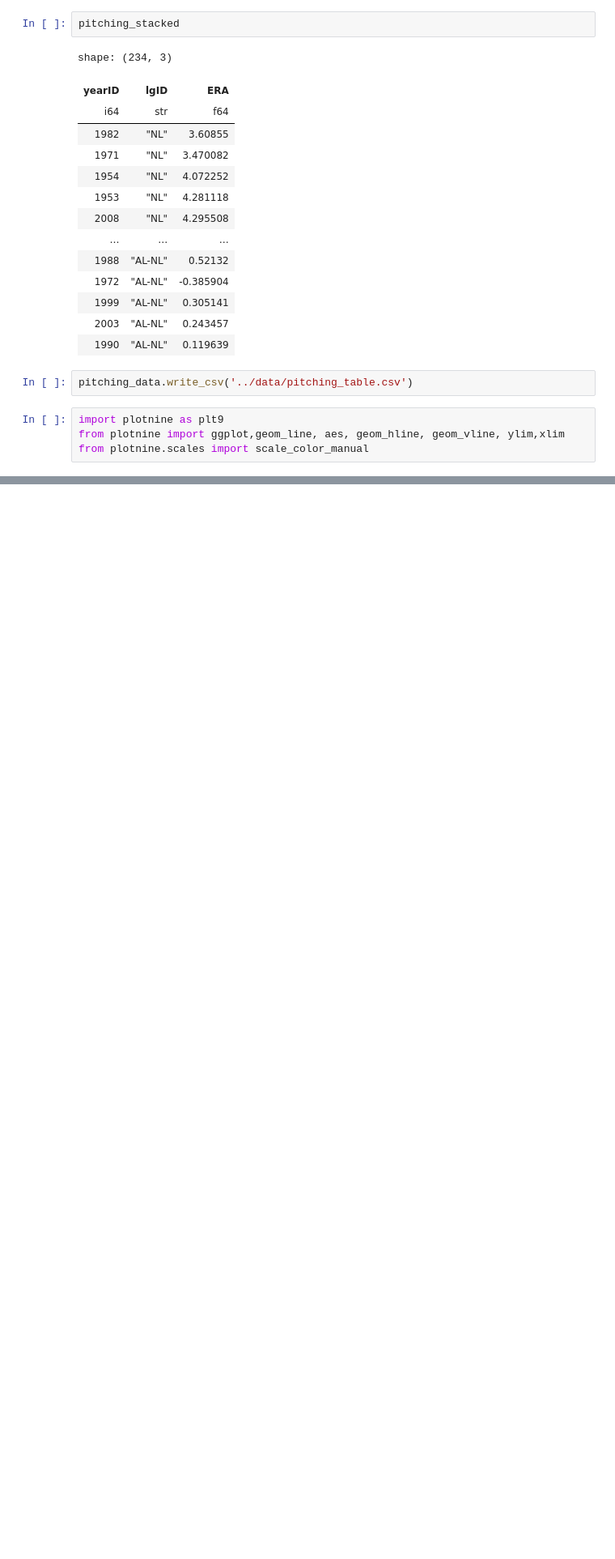
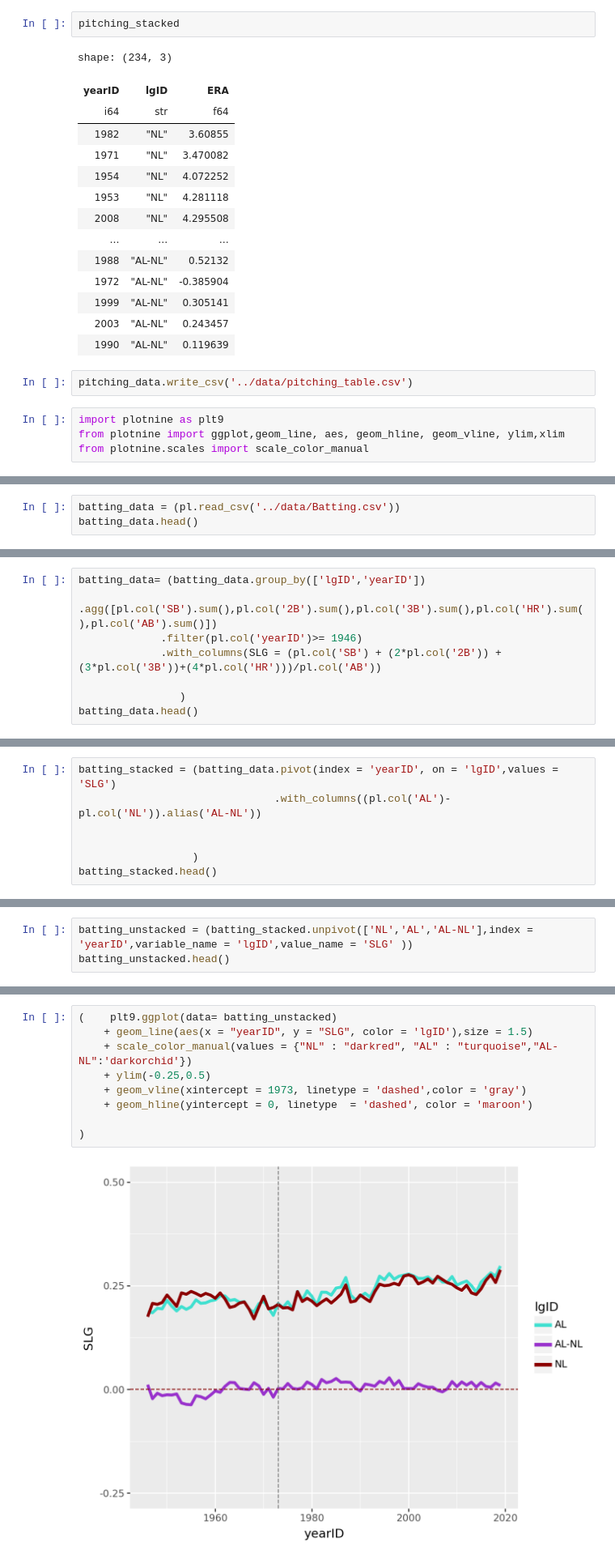
Before and after one commit to camghal18/my_site, a Jupyter notebook: data/lab1_1.ipynb, the cells around one changed output, grey strips where cells are left out. Shown: that part at 81% size. Drawn from its saved outputs; the diff is of its cells as text; blank space fills up the shorter version.

```diff
--- a/data/lab1_1.ipynb
+++ b/data/lab1_1.ipynb
@@ -169,0 +188,3 @@ dir(plt9)
+# %%
+batting_data = (pl.read_csv('../data/Batting.csv'))
+batting_data.head()
@@ -169,0 +226,8 @@ dir(plt9)
+# %%
+batting_data= (batting_data.group_by(['lgID','yearID'])
+             .agg([pl.col('SB').sum(),pl.col('2B').sum(),pl.col('3B').sum(),pl.col('HR').sum(),pl.col('AB').sum()])
+             .filter(pl.col('yearID')>= 1946)
+             .with_columns(SLG = (pl.col('SB') + (2*pl.col('2B')) + (3*pl.col('3B'))+(4*pl.col('HR')))/pl.col('AB'))
+
+                )
+batting_data.head()
@@ -169,0 +243,7 @@ dir(plt9)
+# %%
+batting_stacked = (batting_data.pivot(index = 'yearID', on = 'lgID',values = 'SLG')
+                               .with_columns((pl.col('AL')- pl.col('NL')).alias('AL-NL'))
+
+
+                  )
+batting_stacked.head()
@@ -169,0 +259,3 @@ dir(plt9)
+# %%
+batting_unstacked = (batting_stacked.unpivot(['NL','AL','AL-NL'],index = 'yearID',variable_name = 'lgID',value_name = 'SLG' ))
+batting_unstacked.head()
@@ -169,0 +280,11 @@ dir(plt9)
+# %%
+(    plt9.ggplot(data= batting_unstacked)
+    + geom_line(aes(x = "yearID", y = "SLG", color = 'lgID'),size = 1.5)
+    + scale_color_manual(values = {"NL" : "darkred", "AL" : "turquoise","AL-NL":'darkorchid'})
+    + ylim(-0.25,0.5)
+    + geom_vline(xintercept = 1973, linetype = 'dashed',color = 'gray')
+    + geom_hline(yintercept = 0, linetype  = 'dashed', color = 'maroon')
+
+)
+# %% [output]
+[figure, added]
```
Also changed, not shown: parts of 9 cells of this notebook.
